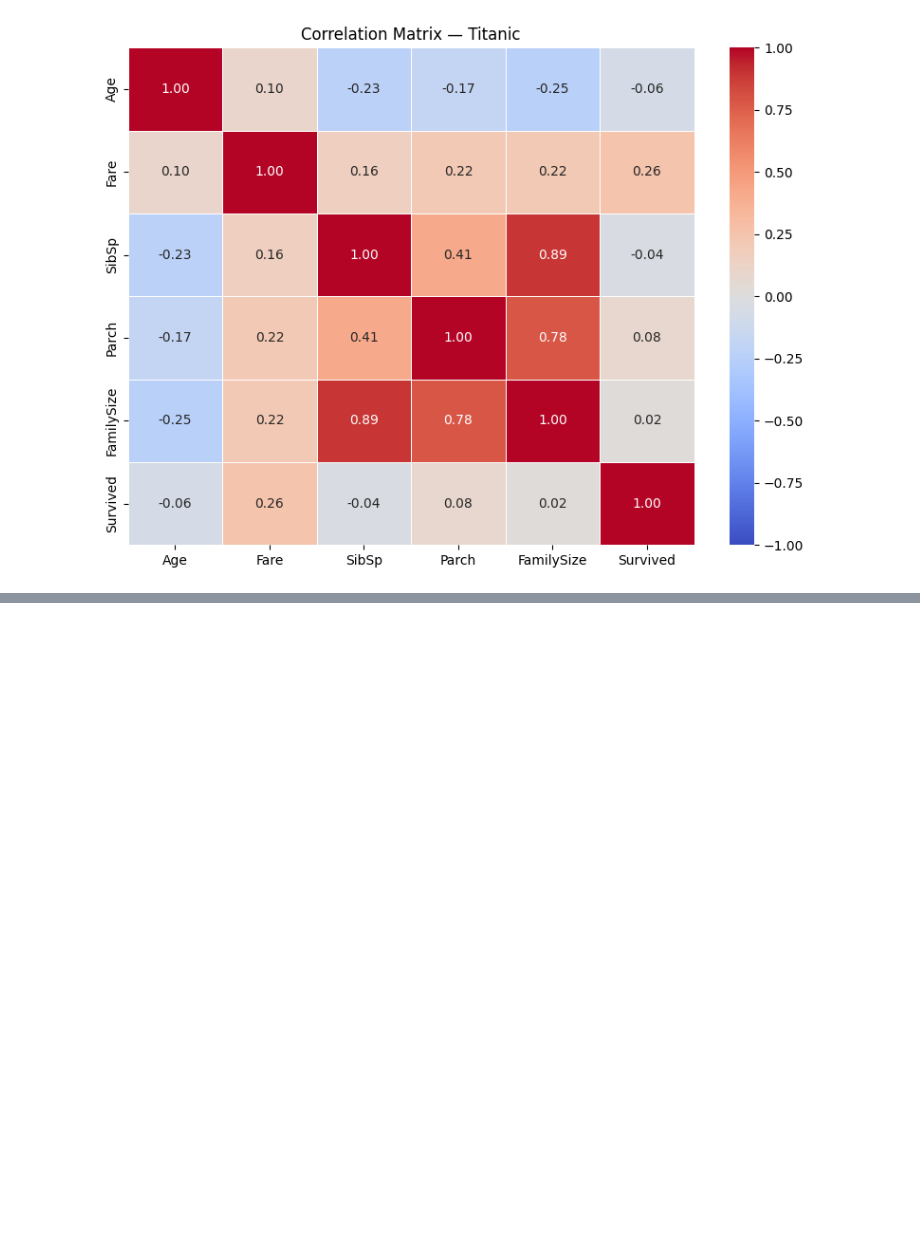
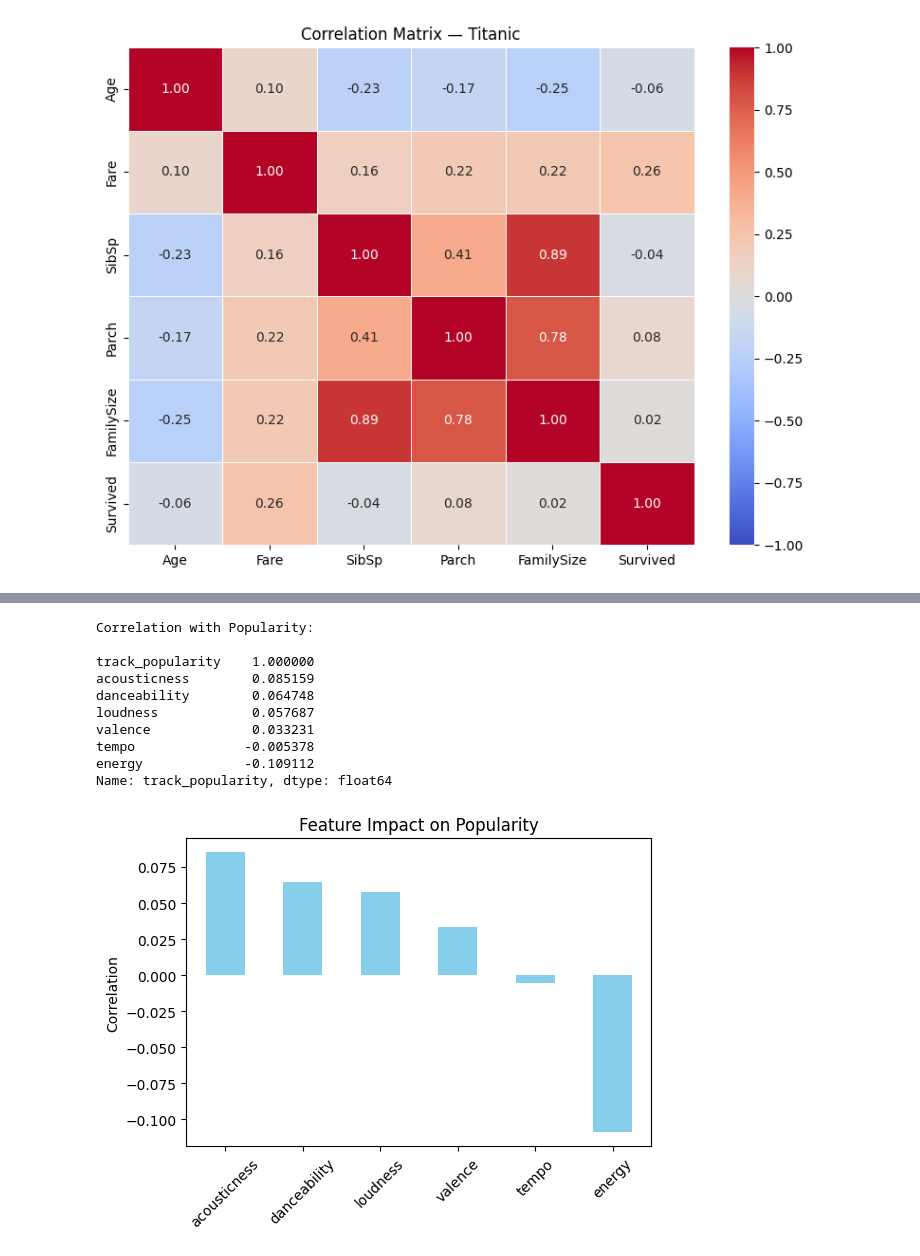
Before and after one commit to SAISANJAYR/Sai-s_IQube_Practice_Tasks, a Jupyter notebook: Sai's_IQube_Practice_Notebook.ipynb, the cells around one changed output, grey strips where cells are left out. Saved outputs shown, nothing was run; the diff lists cells and outputs as text; code cells hidden in the pictures; blank space fills up the shorter version.

```diff
--- a/Sai's_IQube_Practice_Notebook.ipynb
+++ b/Sai's_IQube_Practice_Notebook.ipynb
@@ -593,0 +678,28 @@ Passing `palette` without assigning `hue` is deprecated and will be removed in v
+# %%
+# Which features influence popularity?
+
+target = 'track_popularity'
+
+corr_with_popularity = df[features + [target]].corr()[target].sort_values(ascending=False)
+
+print("\nCorrelation with Popularity:\n")
+print(corr_with_popularity)
+
+plt.figure(figsize=(6,4))
+corr_with_popularity.drop(target).plot(kind='bar', color='skyblue')
+plt.title("Feature Impact on Popularity")
+plt.ylabel("Correlation")
+plt.xticks(rotation=45)
+plt.show()
+# %% [output]
+Correlation with Popularity:
+
+track_popularity    1.000000
+acousticness        0.085159
+danceability        0.064748
+loudness            0.057687
+valence             0.033231
+tempo              -0.005378
+energy             -0.109112
+Name: track_popularity, dtype: float64
+[figure, added]
```
Also changed, not shown: parts of 3 cells of this notebook.
